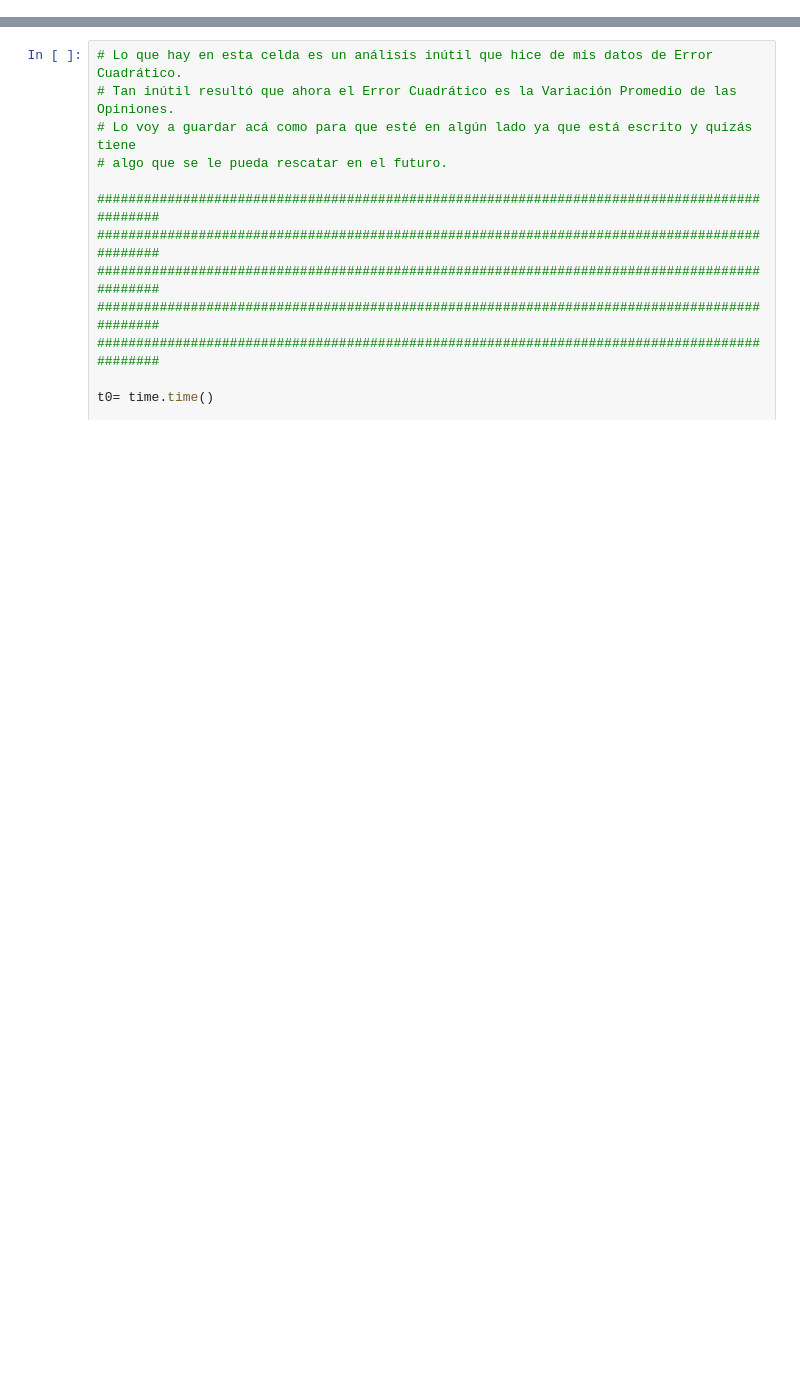
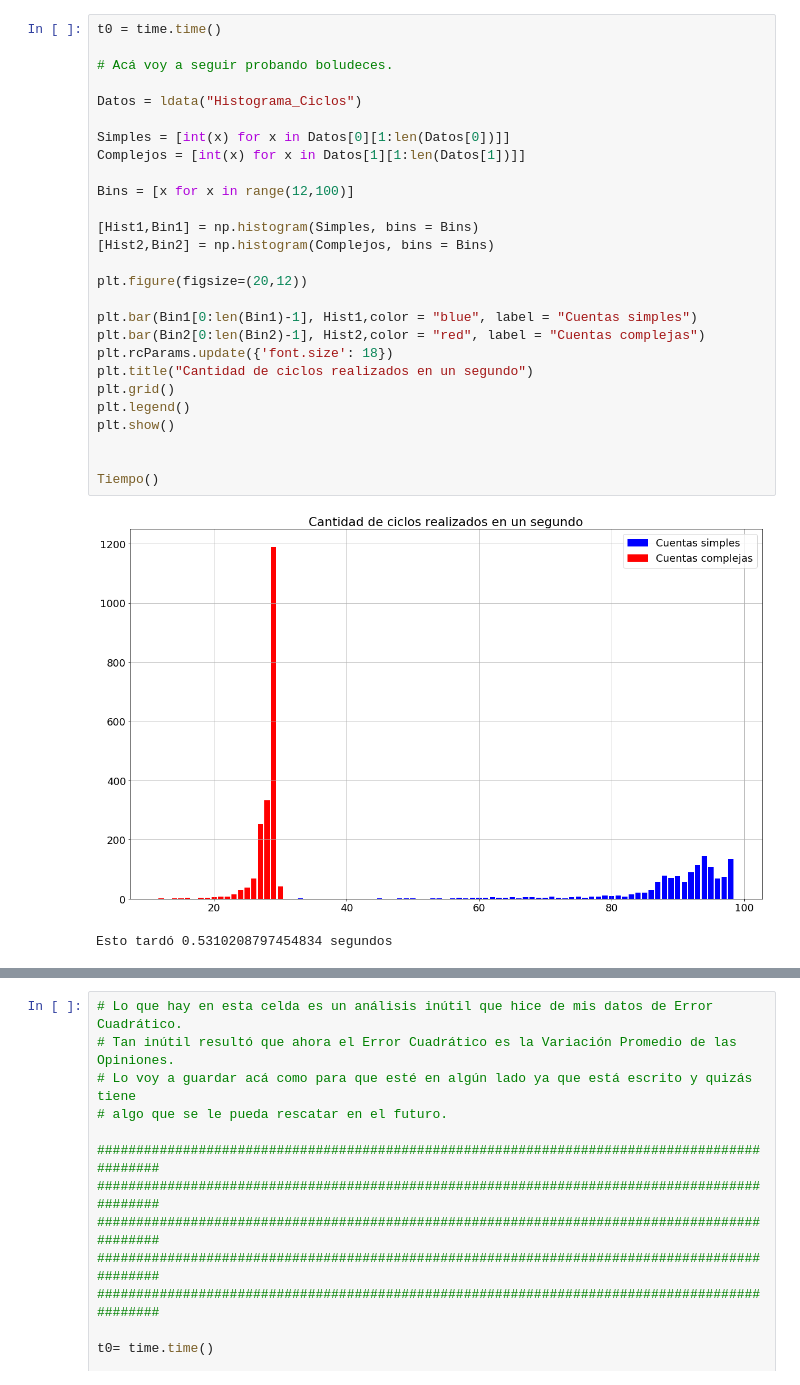
Before and after one commit to Myullnir/Tesis_Licenciatura, a Jupyter notebook: Programas Python/Profunc.ipynb, the cells around one changed output, grey strips where cells are left out. Cells and saved outputs as stored; diff of their text form; blank space fills up the shorter version.

```diff
--- a/Programas Python/Profunc.ipynb
+++ b/Programas Python/Profunc.ipynb
@@ -133 +133,31 @@ Esto tardó 0.0010106563568115234 segundos
+# %%
+t0 = time.time()
+
+# Acá voy a seguir probando boludeces.
+
+Datos = ldata("Histograma_Ciclos")
+
+Simples = [int(x) for x in Datos[0][1:len(Datos[0])]]
+Complejos = [int(x) for x in Datos[1][1:len(Datos[1])]]
+
+Bins = [x for x in range(12,100)]
+
+[Hist1,Bin1] = np.histogram(Simples, bins = Bins)
+[Hist2,Bin2] = np.histogram(Complejos, bins = Bins)
+
+plt.figure(figsize=(20,12))
+
+plt.bar(Bin1[0:len(Bin1)-1], Hist1,color = "blue", label = "Cuentas simples")
+plt.bar(Bin2[0:len(Bin2)-1], Hist2,color = "red", label = "Cuentas complejas")
+plt.rcParams.update({'font.size': 18})
+plt.title("Cantidad de ciclos realizados en un segundo")
+plt.grid()
+plt.legend()
+plt.show()
+
+
+Tiempo()
+# %% [output]
+[figure, added]
+Esto tardó 0.5310208797454834 segundos
 # %%
```
Also changed, not shown: parts of 2 cells of this notebook, 9 other files.
